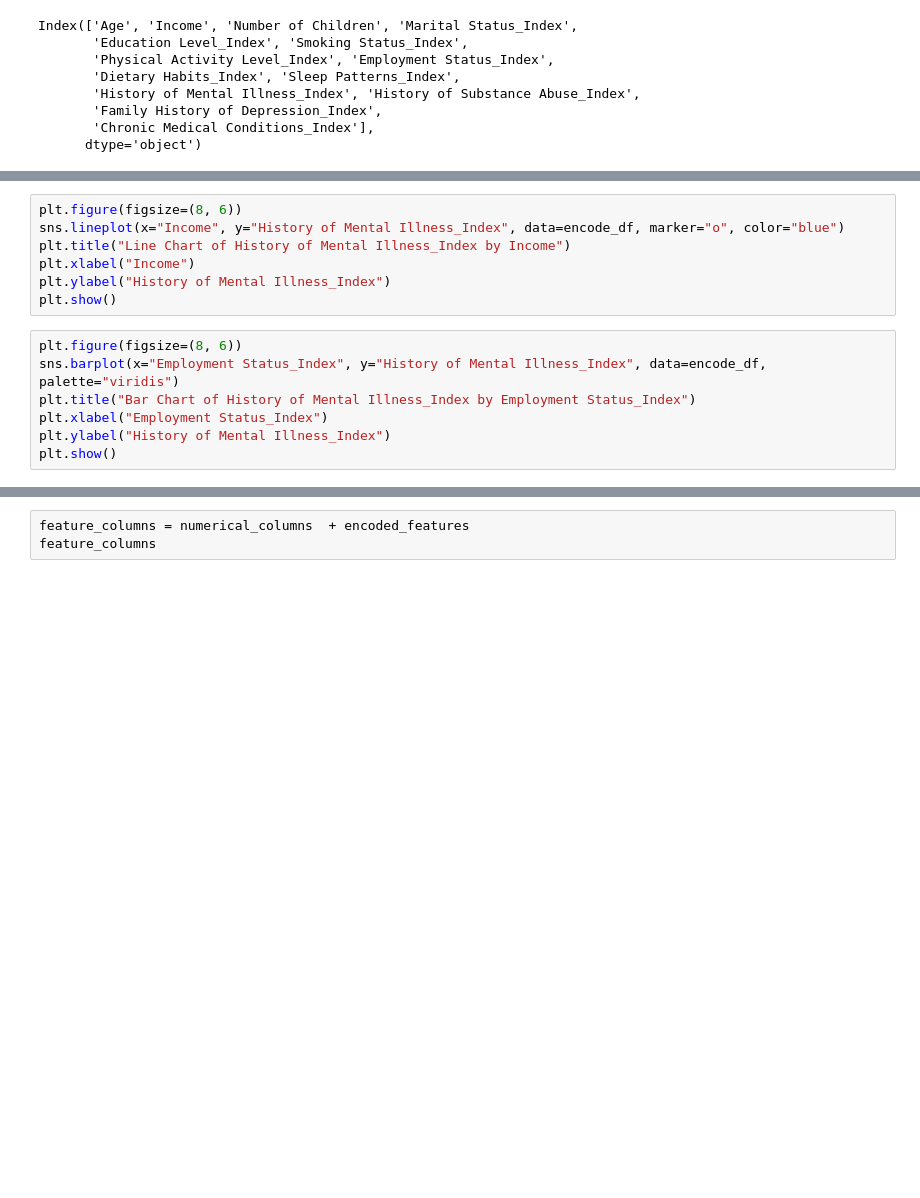
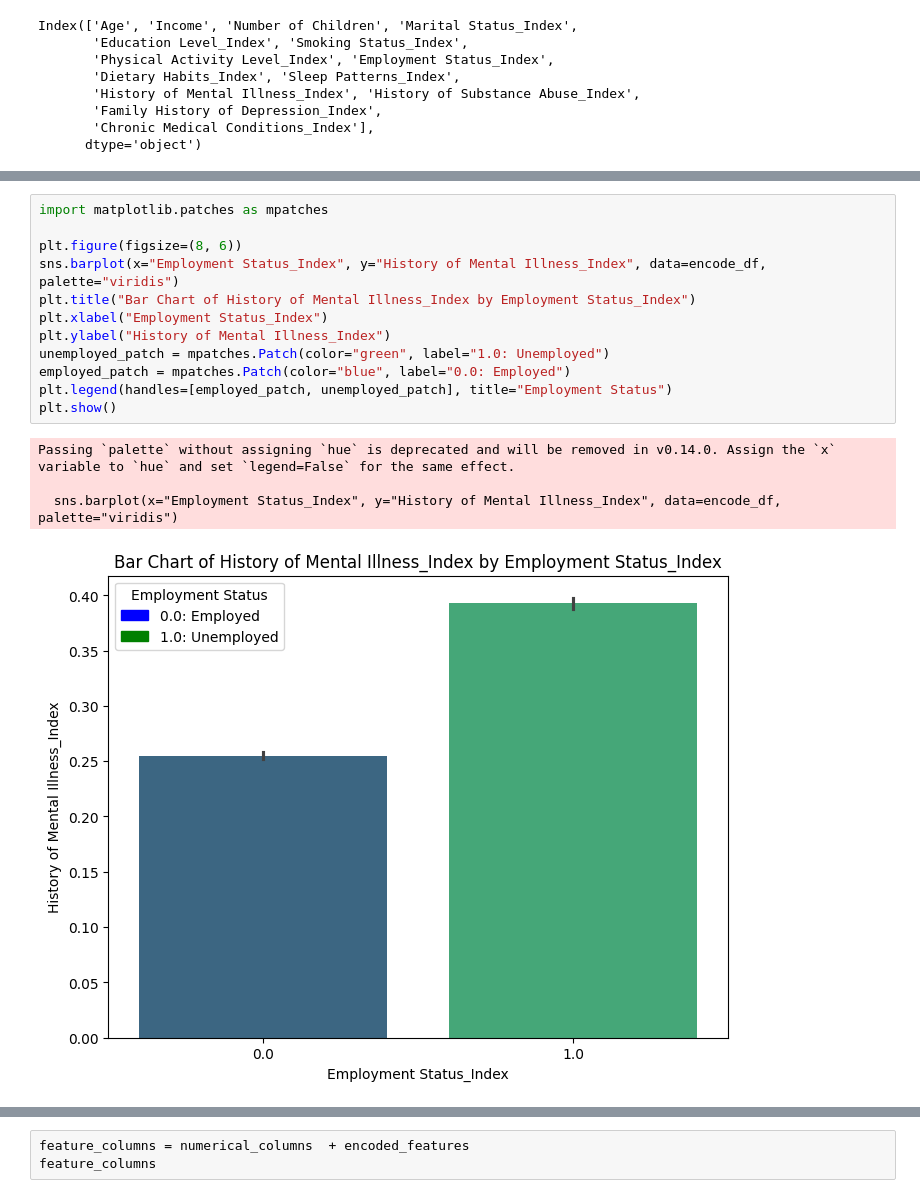
Before and after one commit to saktiworkstation/Deteksi-Dini-Depresi-dengan-4-Model-ML, a Jupyter notebook: FP_bdpal.ipynb, the cells around one changed output, grey strips where cells are left out. Cells and saved outputs as stored; diff of their text form; blank space fills up the shorter version.

```diff
--- a/FP_bdpal.ipynb
+++ b/FP_bdpal.ipynb
@@ -167,17 +214,20 @@ plt.show()
 # %%
+import matplotlib.patches as mpatches
+
 plt.figure(figsize=(8, 6))
-sns.lineplot(x="Income", y="History of Mental Illness_Index", data=encode_df, marker="o", color="blue")
-plt.title("Line Chart of History of Mental Illness_Index by Income")
-plt.xlabel("Income")
+sns.barplot(x="Employment Status_Index", y="History of Mental Illness_Index", data=encode_df, palette="viridis")
+plt.title("Bar Chart of History of Mental Illness_Index by Employment Status_Index")
+plt.xlabel("Employment Status_Index")
 plt.ylabel("History of Mental Illness_Index")
+unemployed_patch = mpatches.Patch(color="green", label="1.0: Unemployed")
+employed_patch = mpatches.Patch(color="blue", label="0.0: Employed")
+plt.legend(handles=[employed_patch, unemployed_patch], title="Employment Status")
 plt.show()
+# %% [output]
+Passing `palette` without assigning `hue` is deprecated and will be removed in v0.14.0. Assign the `x` variable to `hue` and set `legend=False` for the same effect.
+
+  sns.barplot(x="Employment Status_Index", y="History of Mental Illness_Index", data=encode_df, palette="viridis")
+[figure, added]
-# %%
-plt.figure(figsize=(8, 6))
-sns.barplot(x="Employment Status_Index", y="History of Mental Illness_Index", data=encode_df, palette="viridis")
-plt.title("Bar Chart of History of Mental Illness_Index by Employment Status_Index")
-plt.xlabel("Employment Status_Index")
-plt.ylabel("History of Mental Illness_Index")
-plt.show()
 # %%
 plt.figure(figsize=(8, 6))
 sns.lineplot(x="Education Level_Index", y="History of Mental Illness_Index", data=encode_df, marker="o", color="blue")
```
Also changed, not shown: parts of 30 cells of this notebook.
